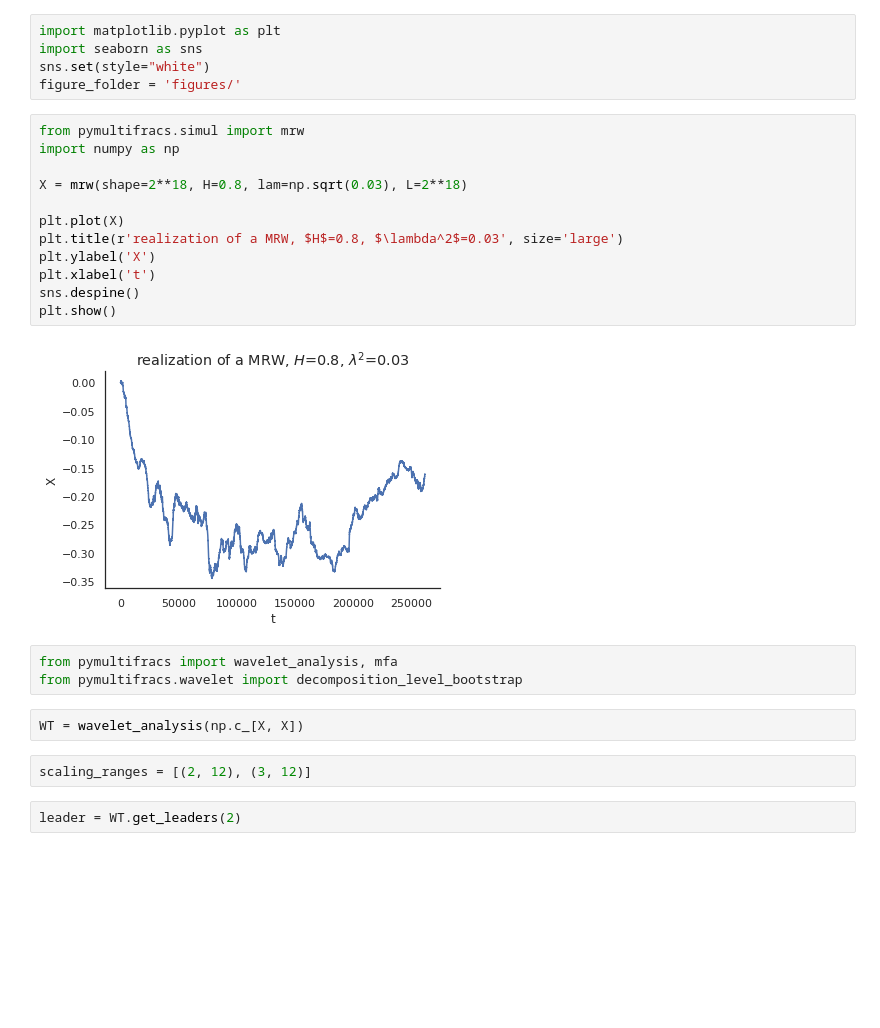
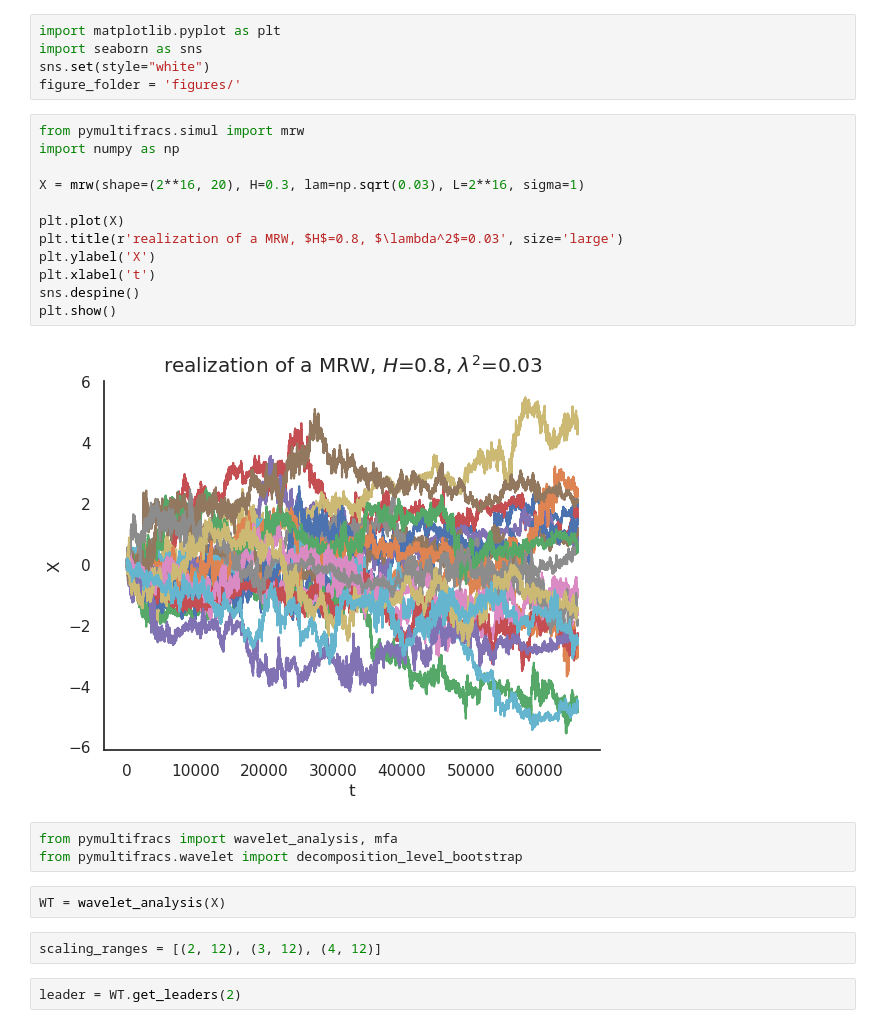
Before and after one commit to neurospin/pymultifracs, a Jupyter notebook: notebooks/Bootstrap.ipynb, the cells around one changed output. Drawn from its saved outputs; the diff is of its cells as text; blank space fills up the shorter version.

```diff
--- a/notebooks/Bootstrap.ipynb
+++ b/notebooks/Bootstrap.ipynb
@@ -11,24 +11,24 @@ figure_folder = 'figures/'
 # %%
 from pymultifracs.simul import mrw
 import numpy as np
 
-X = mrw(shape=2**18, H=0.8, lam=np.sqrt(0.03), L=2**18)
+X = mrw(shape=(2**16, 20), H=0.3, lam=np.sqrt(0.03), L=2**16, sigma=1)
 
 plt.plot(X)
 plt.title(r'realization of a MRW, $H$=0.8, $\lambda^2$=0.03', size='large')
 plt.ylabel('X')
 plt.xlabel('t')
 sns.despine()
 plt.show()
 # %% [output]
-[figure, old version]
+[figure, new version]
 # %%
 from pymultifracs import wavelet_analysis, mfa
 from pymultifracs.wavelet import decomposition_level_bootstrap
 # %%
-WT = wavelet_analysis(np.c_[X, X])
+WT = wavelet_analysis(X)
 # %%
-scaling_ranges = [(2, 12), (3, 12)]
+scaling_ranges = [(2, 12), (3, 12), (4, 12)]
 # %%
 leader = WT.get_leaders(2)
 # %%
```
Also changed, not shown: parts of 8 cells of this notebook, 9 other files.
